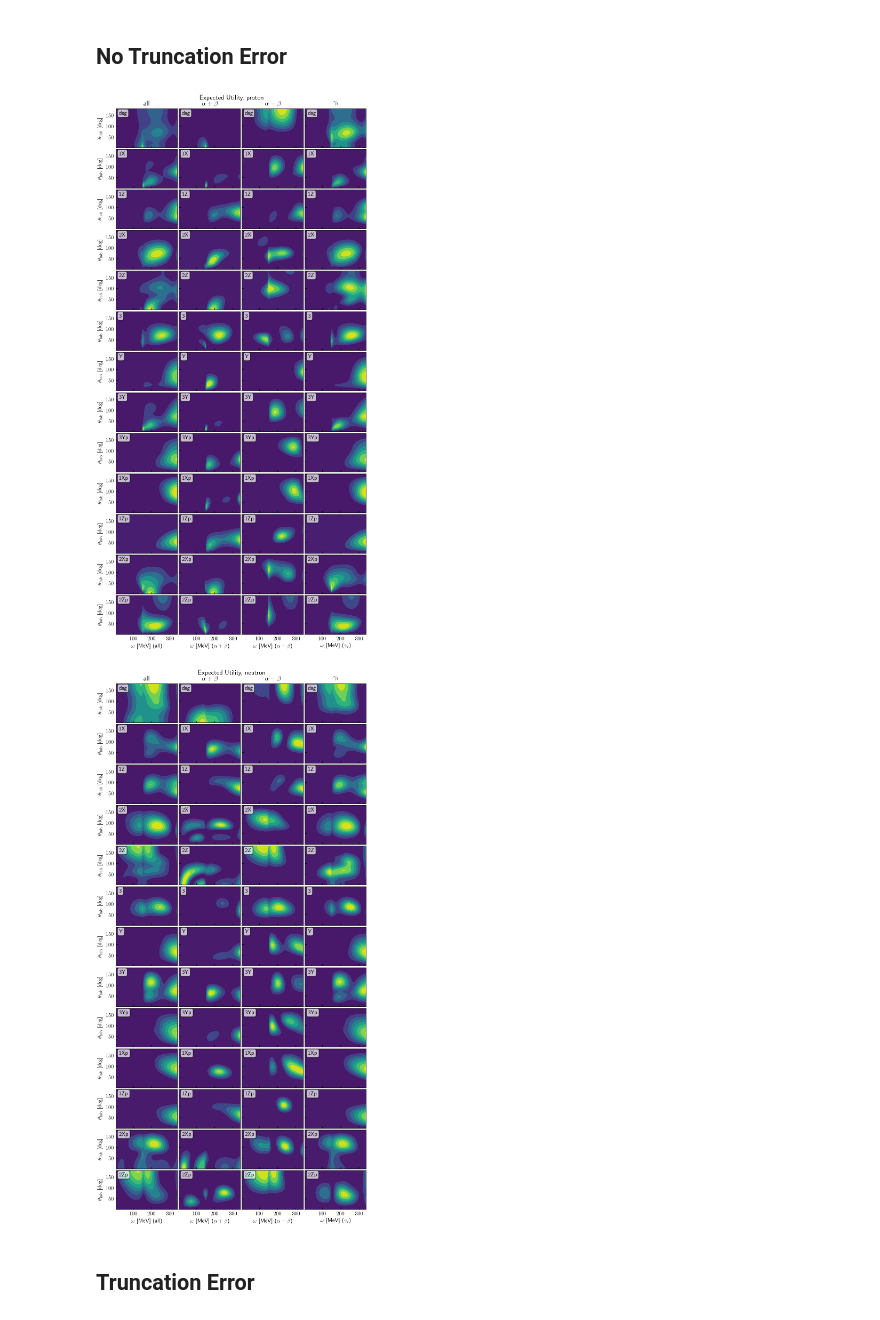
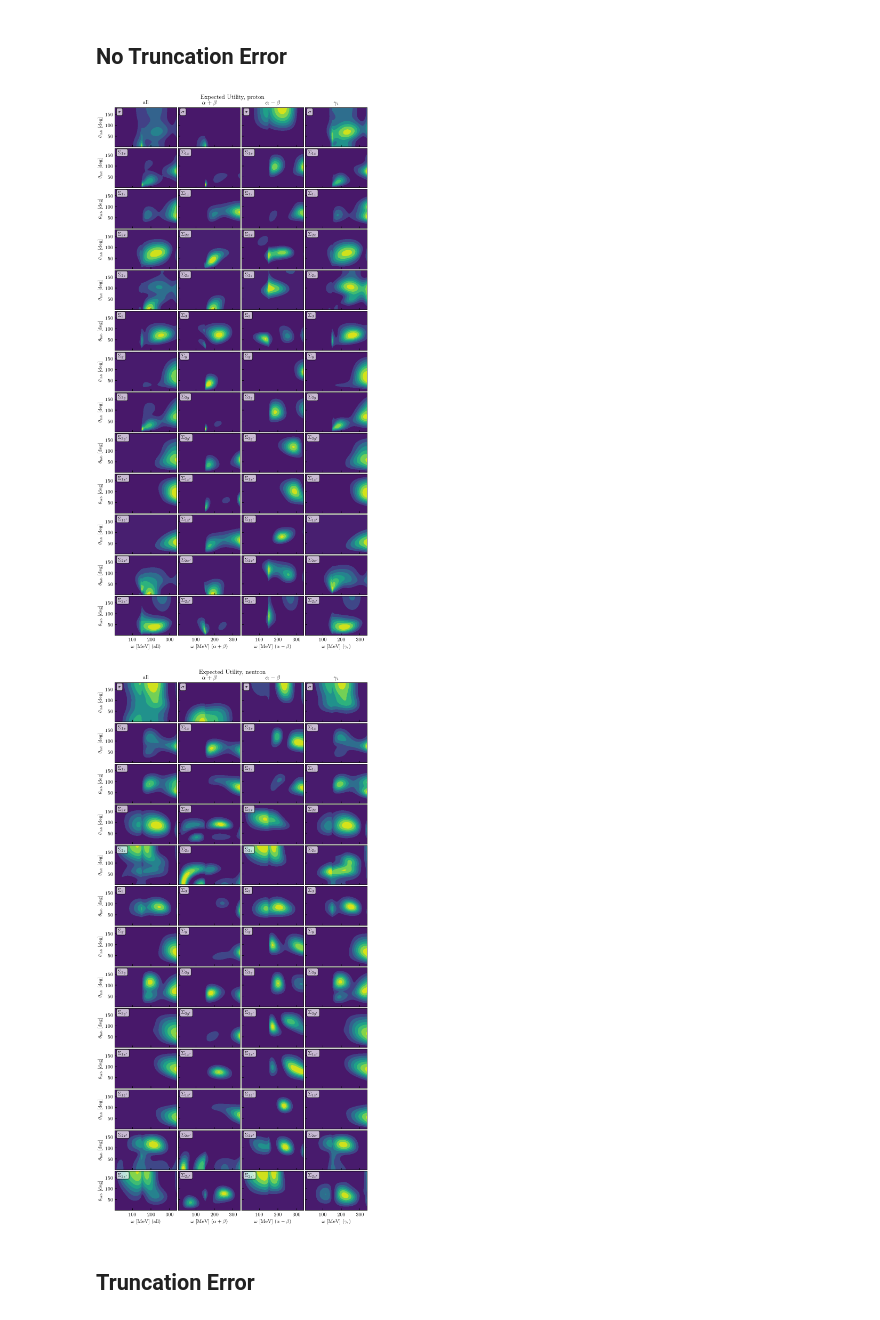
Before and after one commit to buqeye/compton-scattering, a Jupyter notebook: notebooks/different_utilities.ipynb, the cells around one changed output. Drawn from its saved outputs; the diff is of its cells as text; code cells hidden in the pictures.

```diff
--- a/notebooks/different_utilities.ipynb
+++ b/notebooks/different_utilities.ipynb
@@ -22,6 +22,15 @@ from compton import plot_subsets, compute_all_1pt_utilities, compute_max_utiliti
 from compton import convert_max_utilities_to_dataframe, convert_max_utilities_to_flat_dataframe
 # %%
 mpl.rc('text', usetex=True)
+mpl.rcParams['font.size'] = 9
+mpl.rcParams['text.usetex'] = True
+mpl.rcParams['font.family'] = 'serif'
+# mpl.rcParams['text.latex.preamble'] = [
+#     r'\usepackage{amsmath}',
+#     r'\usepackage{amssymb}',
+#     r'\usepackage{cancel}',
+# ]
+
 mpl.rc('savefig', transparent=False, bbox='tight', pad_inches=0.05, dpi=300, format='png')
 mpl.rcParams['figure.dpi'] = 150
 # %%
@@ -42,0 +53,19 @@ observables_unique[0] = 'dsg'
+# %%
+observables_name_map = {
+    'crosssection': r'$\sigma$',
+    '1X': r'$\Sigma_{1x}$',
+    '1Z': r'$\Sigma_{1z}$',
+    '2X': r'$\Sigma_{2x}$',
+    '2Z': r'$\Sigma_{2z}$',
+    '3': r'$\Sigma_{3}$',
+    'Y': r'$\Sigma_{y}$',
+    '3Y': r'$\Sigma_{3y}$',
+    '3Yp': r"$\Sigma_{3y'}$",
+    '1Xp': r"$\Sigma_{1x'}$",
+    '1Zp': r"$\Sigma_{1z'}$",
+    '2Xp': r"$\Sigma_{2x'}$",
+    '2Zp': r"$\Sigma_{2z'}$",
+}
+# %%
+df['observable'] = df['observable'].replace(observables_name_map)
+observables_unique = df['observable'].unique()
@@ -273,17 +415,18 @@ array([  5.,   5.,   5., ..., 340., 340., 340.])
 # %%
 util_dict_trans_sets = compute_all_1pt_utilities(compton_obs_trans, subsets)
 # %%
-for nucleon in nucleons:
-    fig, axes = plot_subsets(
-        util_dict_trans_sets, nucleon, omega_lab_unique, degrees_lab_unique,
-        observables=observables_unique, subsets=subset_names)
-    fig.suptitle(f'Expected Utility, {nucleon}', y=1)
-    fig.tight_layout(h_pad=0.3, w_pad=0.3)
-    plt.show()
-    fig.savefig(f'figures/utility_{nucleon}_subsets_transformed.pdf')
+with plt.rc_context({"text.usetex": True, "text.latex.preview": True}):
+    for nucleon in nucleons:
+        fig, axes = plot_subsets(
+            util_dict_trans_sets, nucleon, omega_lab_unique, degrees_lab_unique,
+            observables=observables_unique, subsets=subset_names)
+        fig.suptitle(f'Expected Utility, {nucleon}', y=1)
+        fig.tight_layout(h_pad=0.3, w_pad=0.3)
+        plt.show()
+        fig.savefig(f'figures/utility_{nucleon}_subsets_transformed.pdf')
 # %% [output]
-[figure, old version]
+[figure, new version]
-[figure, old version]
+[figure, new version]
 # %% [markdown]
 ## Truncation Error
 # %%
```
Also changed, not shown: parts of 57 cells of this notebook, 15 other files.
